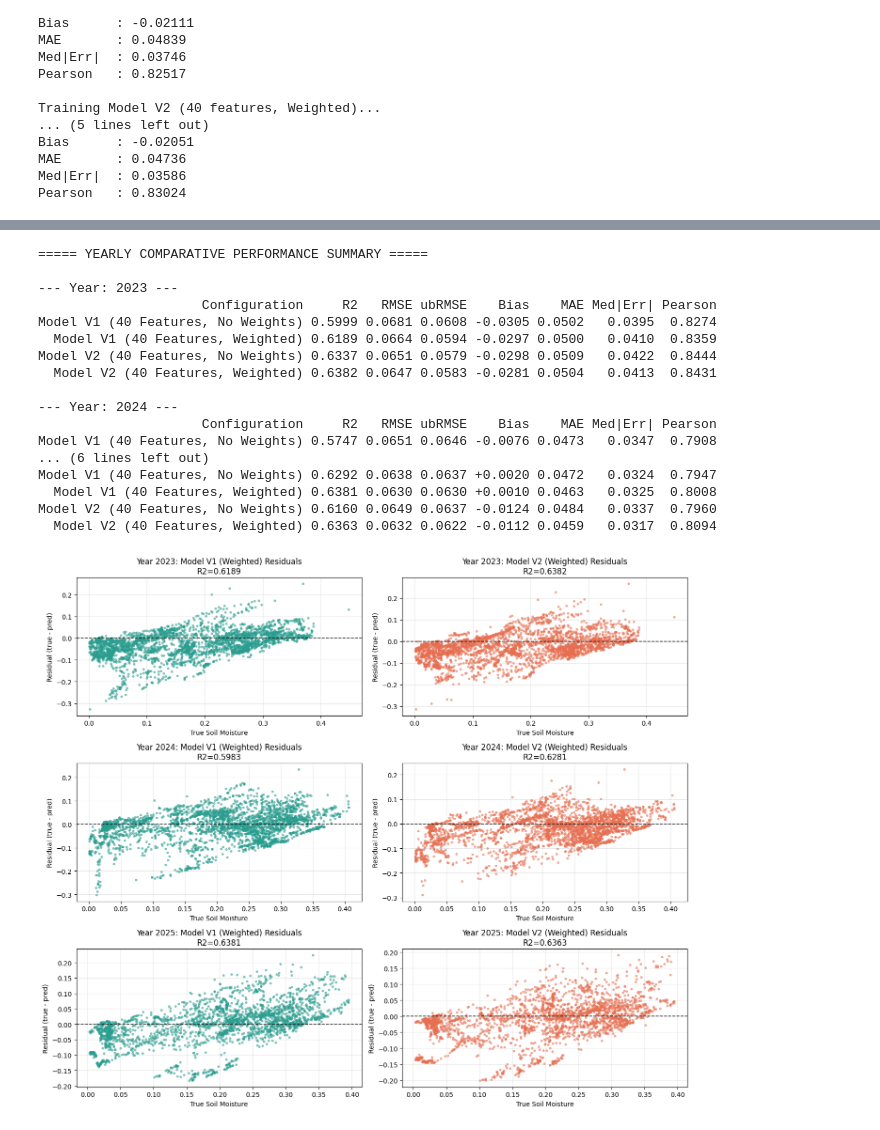
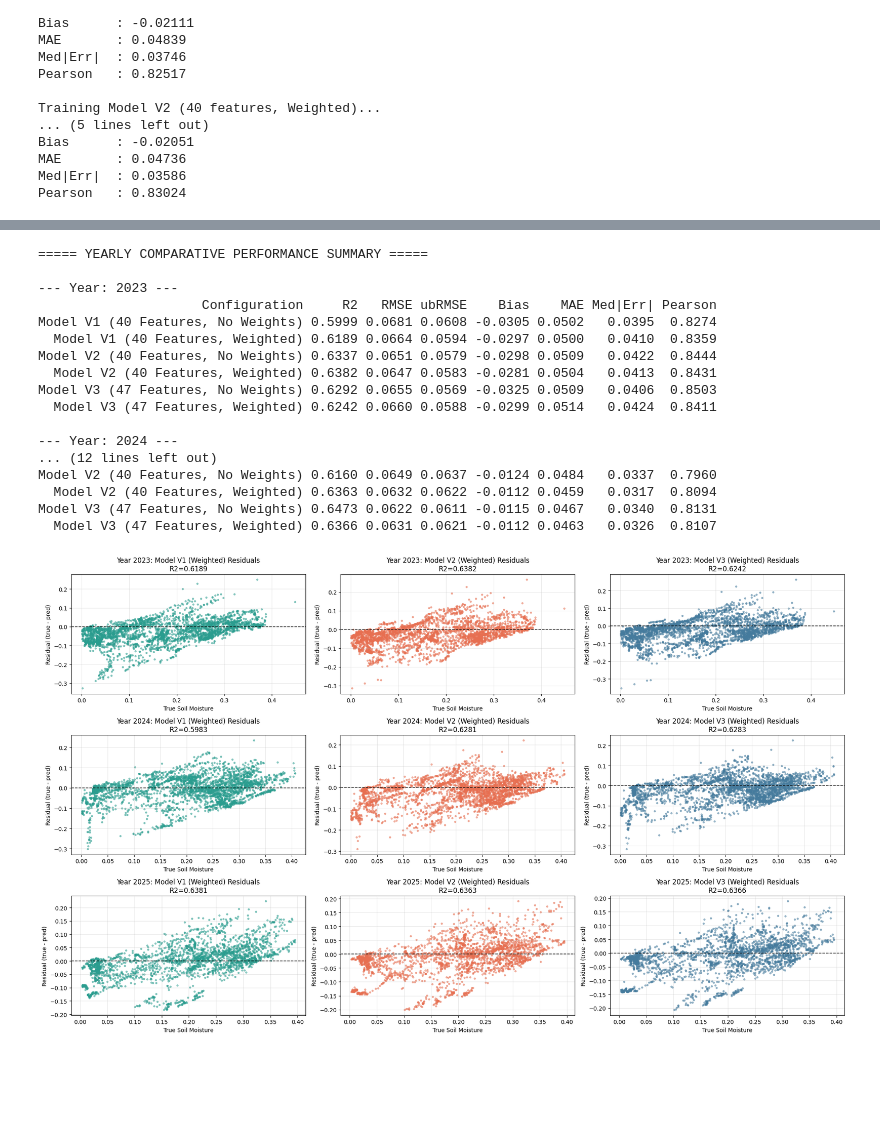
Before and after one commit to KerryCheon/MDR-Project, a Jupyter notebook: notebooks/experiment/derived_8.2-eval-1.0/derived_8.2_global_1.0.ipynb, the cells around one changed output, grey strips where cells are left out. Drawn from its saved outputs; the diff is of its cells as text; code cells hidden in the pictures; blank space fills up the shorter version.

```diff
--- a/notebooks/experiment/derived_8.2-eval-1.0/derived_8.2_global_1.0.ipynb
+++ b/notebooks/experiment/derived_8.2-eval-1.0/derived_8.2_global_1.0.ipynb
@@ -141,10 +142,12 @@ spec.loader.exec_module(dataset_metadata)
 
 FEATURE_SET_V1 = dataset_metadata.OVERALL_SELECTED_FEATURES_V1
 FEATURE_SET_V2 = dataset_metadata.OVERALL_SELECTED_FEATURES_V2
+FEATURE_SET_V3 = dataset_metadata.OVERALL_SELECTED_FEATURES_V3
 TARGET_COL = "soil_moisture_5cm"
 
 print(f"Feature Set V1 count: {len(FEATURE_SET_V1)}")
 print(f"Feature Set V2 count: {len(FEATURE_SET_V2)}")
+print(f"Feature Set V3 count: {len(FEATURE_SET_V3)}")
 # %% [output]
 Feature Set V1 count: 40
 Feature Set V2 count: 40
@@ -295,0 +308,16 @@ Pearson   : 0.83024
+# %%
+# 1. Non-weighted model
+print("Training Model V3 (47 features, No Weights)...")
+xgb_v3_no_w = XGBRegressor(**XGB_PARAMS_NO_W)
+xgb_v3_no_w.fit(trainval_df[FEATURE_SET_V3], y_trainval, verbose=0)
+pred_v3_no_w = np.asarray(xgb_v3_no_w.predict(test_df[FEATURE_SET_V3])).ravel()
+metrics_v3_no_w = compute_metrics(y_test, pred_v3_no_w)
+print_metrics(metrics_v3_no_w, "MODEL V3 (47 FEAT, NO WEIGHTS) METRICS")
+
+# 2. Weighted model
+print("\nTraining Model V3 (47 features, Weighted)...")
+xgb_v3_w = XGBRegressor(**XGB_PARAMS_W)
+xgb_v3_w.fit(trainval_df[FEATURE_SET_V3], y_trainval, sample_weight=w_trainval, verbose=0)
+pred_v3_w = np.asarray(xgb_v3_w.predict(test_df[FEATURE_SET_V3])).ravel()
+metrics_v3_w = compute_metrics(y_test, pred_v3_w)
+print_metrics(metrics_v3_w, "MODEL V3 (47 FEAT, WEIGHTED) METRICS")
@@ -405,6 +477,8 @@ test_df["pred_v1_no_w"] = pred_v1_no_w
 test_df["pred_v1_w"] = pred_v1_w
 test_df["pred_v2_no_w"] = pred_v2_no_w
 test_df["pred_v2_w"] = pred_v2_w
+test_df["pred_v3_no_w"] = pred_v3_no_w
+test_df["pred_v3_w"] = pred_v3_w
 
 test_years = sorted(test_df["year"].unique())
 yearly_metrics_list = []
@@ -433,7 +507,17 @@ for yr in test_years:
     m_v2_w["Year"] = int(yr)
     m_v2_w["Configuration"] = "Model V2 (40 Features, Weighted)"
 
-    yearly_metrics_list.extend([m_v1_now, m_v1_w, m_v2_now, m_v2_w])
+    # 5. Model V3 No Weights
+    m_v3_now = compute_metrics(y_test_yr, df_yr["pred_v3_no_w"])
+    m_v3_now["Year"] = int(yr)
+    m_v3_now["Configuration"] = "Model V3 (47 Features, No Weights)"
+
+    # 6. Model V3 Weighted
+    m_v3_w = compute_metrics(y_test_yr, df_yr["pred_v3_w"])
+    m_v3_w["Year"] = int(yr)
+    m_v3_w["Configuration"] = "Model V3 (47 Features, Weighted)"
+
+    yearly_metrics_list.extend([m_v1_now, m_v1_w, m_v2_now, m_v2_w, m_v3_now, m_v3_w])
 
 yearly_summary_df = pd.DataFrame(yearly_metrics_list)
 # Reorder columns
@@ -457,8 +541,8 @@ for yr in test_years:
 out_dir = PROJECT_ROOT / "notebooks/experiment/derived_8.2-eval-1.0"
 yearly_summary_df.to_csv(out_dir / "metrics_by_year.csv", index=False)
 
-# Plot residuals by year for the weighted models (V1 and V2)
-fig, axes = plt.subplots(len(test_years), 2, figsize=(14, 4 * len(test_years)))
+# Plot residuals by year for the weighted models (V1, V2, and V3)
+fig, axes = plt.subplots(len(test_years), 3, figsize=(20, 4 * len(test_years)))
 
 for i, yr in enumerate(test_years):
     df_yr = test_df[test_df["year"] == yr].reset_index(drop=True)
@@ -466,9 +550,11 @@ for i, yr in enumerate(test_years):
 
     res_v1_w = y_test_yr - df_yr["pred_v1_w"]
     res_v2_w = y_test_yr - df_yr["pred_v2_w"]
+    res_v3_w = y_test_yr - df_yr["pred_v3_w"]
 
     r2_v1 = r2_score(y_test_yr, df_yr["pred_v1_w"])
     r2_v2 = r2_score(y_test_yr, df_yr["pred_v2_w"])
+    r2_v3 = r2_score(y_test_yr, df_yr["pred_v3_w"])
 
     # Model V1 plot
     axes[i, 0].scatter(y_test_yr, res_v1_w, s=8, alpha=0.5, color='#2a9d8f')
@@ -486,6 +572,14 @@ for i, yr in enumerate(test_years):
     axes[i, 1].set_title(f"Year {int(yr)}: Model V2 (Weighted) Residuals\nR2={r2_v2:.4f}")
     axes[i, 1].grid(alpha=0.3)
 
+    # Model V3 plot
+    axes[i, 2].scatter(y_test_yr, res_v3_w, s=8, alpha=0.5, color='#457b9d')
+    axes[i, 2].axhline(0, color='black', linestyle='--', linewidth=1.2, alpha=0.8)
+    axes[i, 2].set_xlabel("True Soil Moisture")
+    axes[i, 2].set_ylabel("Residual (true - pred)")
+    axes[i, 2].set_title(f"Year {int(yr)}: Model V3 (Weighted) Residuals\nR2={r2_v3:.4f}")
+    axes[i, 2].grid(alpha=0.3)
+
 plt.tight_layout()
 plt.savefig(out_dir / "residuals_by_year.png")
 plt.show()
@@ -495,55 +589,59 @@ overall_r2 = {
     "Model V1 (40 Features, No Weights)": metrics_v1_no_w["R2"],
     "Model V1 (40 Features, Weighted)": metrics_v1_w["R2"],
     "Model V2 (40 Features, No Weights)": metrics_v2_no_w["R2"],
-    "Model V2 (40 Features, Weighted)": metrics_v2_w["R2"]
+    "Model V2 (40 Features, Weighted)": metrics_v2_w["R2"],
+    "Model V3 (47 Features, No Weights)": metrics_v3_no_w["R2"],
+    "Model V3 (47 Features, Weighted)": metrics_v3_w["R2"]
 }
 
 colors = {
     "Model V1 (40 Features, No Weights)": "#457b9d",
     "Model V1 (40 Features, Weighted)": "#2a9d8f",
     "Model V2 (40 Features, No Weights)": "#f4a261",
-    "Model V2 (40 Features, Weighted)": "#e76f51"
+    "Model V2 (40 Features, Weighted)": "#e76f51",
+    "Model V3 (47 Features, No Weights)": "#a8dadc",
+    "Model V3 (47 Features, Weighted)": "#1d3557"
 }
 
-plt.figure(figsize=(10, 6))
+plt.figure(figsize=(12, 7))
 
 for config in overall_r2.keys():
     df_config = yearly_summary_df[yearly_summary_df["Configuration"] == config]
     years_plot = df_config["Year"].values
     r2_plot = df_config["R2"].values
 
     # Plot yearly trend
     plt.plot(years_plot, r2_plot, marker='o', linewidth=2.5, color=colors[config], label=f"{config} (Yearly)")
 
     # Plot overall R2 reference line
     plt.axhline(overall_r2[config], linestyle='--', color=colors[config], alpha=0.7,
                 label=f"{config} Overall (R2={overall_r2[config]:.4f})")
 
 plt.xticks(test_years, [str(int(y)) for y in test_years])
 plt.xlabel("Test Year", fontsize=12)
-plt.ylabel("$R^2$ Score", fontsize=12)
-plt.title("Model Performance ($R^2$) by Test Year vs. Overall Reference", fontsize=14)
+plt.ylabel("^2$ Score", fontsize=12)
+plt.title("Model Performance (^2$) by Test Year vs. Overall Reference", fontsize=14)
 plt.legend(bbox_to_anchor=(1.05, 1), loc='upper left')
 plt.grid(True, alpha=0.3)
 plt.tight_layout()
 plt.savefig(out_dir / "r2_by_year.png", dpi=300)
 plt.show()
 # %% [output]
 ===== YEARLY COMPARATIVE PERFORMANCE SUMMARY =====
 
 --- Year: 2023 ---
                      Configuration     R2   RMSE ubRMSE    Bias    MAE Med|Err| Pearson
 Model V1 (40 Features, No Weights) 0.5999 0.0681 0.0608 -0.0305 0.0502   0.0395  0.8274
   Model V1 (40 Features, Weighted) 0.6189 0.0664 0.0594 -0.0297 0.0500   0.0410  0.8359
 Model V2 (40 Features, No Weights) 0.6337 0.0651 0.0579 -0.0298 0.0509   0.0422  0.8444
   Model V2 (40 Features, Weighted) 0.6382 0.0647 0.0583 -0.0281 0.0504   0.0413  0.8431
+Model V3 (47 Features, No Weights) 0.6292 0.0655 0.0569 -0.0325 0.0509   0.0406  0.8503
+  Model V3 (47 Features, Weighted) 0.6242 0.0660 0.0588 -0.0299 0.0514   0.0424  0.8411
 
 --- Year: 2024 ---
-                     Configuration     R2   RMSE ubRMSE    Bias    MAE Med|Err| Pearson
-Model V1 (40 Features, No Weights) 0.5747 0.0651 0.0646 -0.0076 0.0473   0.0347  0.7908
-... (6 lines left out)
-Model V1 (40 Features, No Weights) 0.6292 0.0638 0.0637 +0.0020 0.0472   0.0324  0.7947
-  Model V1 (40 Features, Weighted) 0.6381 0.0630 0.0630 +0.0010 0.0463   0.0325  0.8008
+... (12 lines left out)
 Model V2 (40 Features, No Weights) 0.6160 0.0649 0.0637 -0.0124 0.0484   0.0337  0.7960
   Model V2 (40 Features, Weighted) 0.6363 0.0632 0.0622 -0.0112 0.0459   0.0317  0.8094
+Model V3 (47 Features, No Weights) 0.6473 0.0622 0.0611 -0.0115 0.0467   0.0340  0.8131
+  Model V3 (47 Features, Weighted) 0.6366 0.0631 0.0621 -0.0112 0.0463   0.0326  0.8107
-[figure, old version]
+[figure, new version]
```
Also changed, not shown: parts of 8 cells of this notebook, 20 other files.
